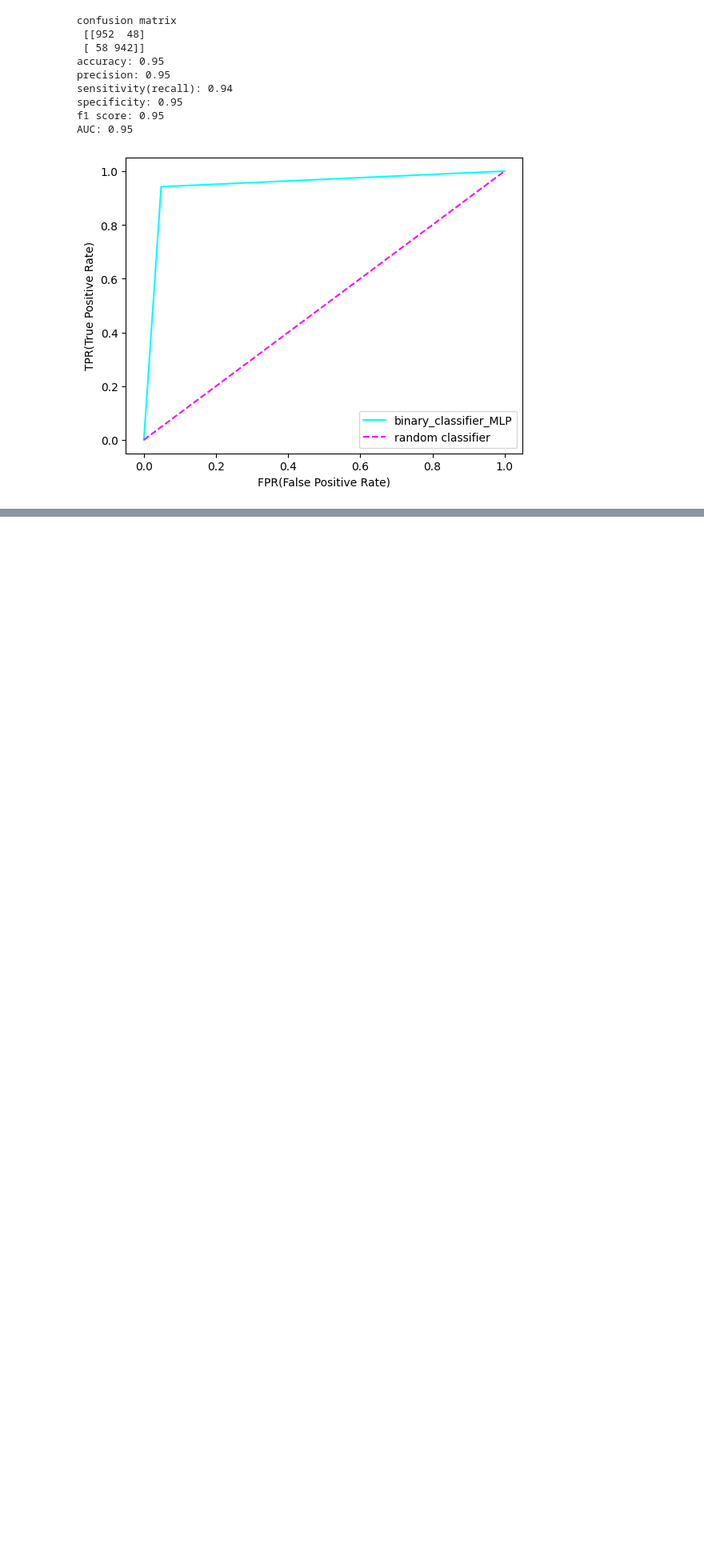
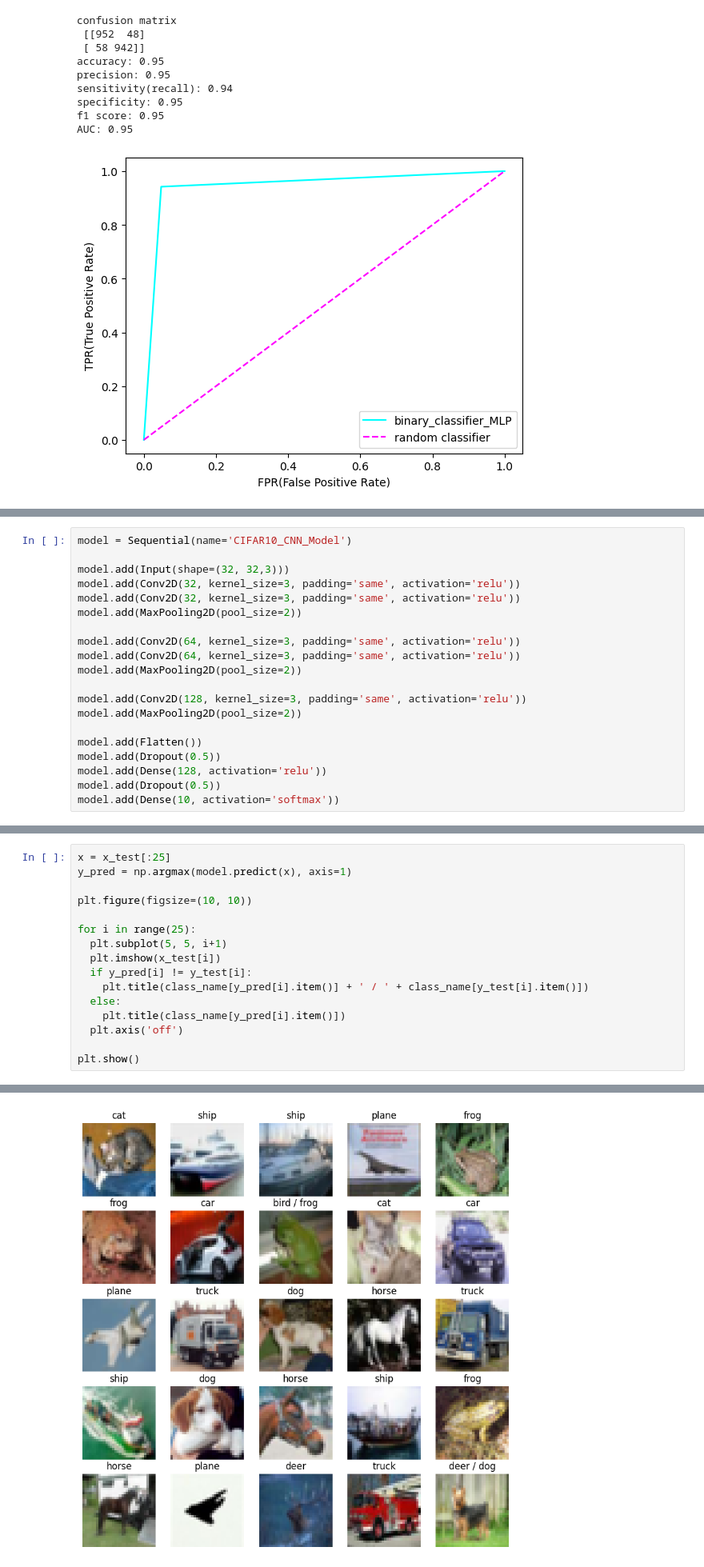
Before and after one commit to won-hj/deep-learning, a Jupyter notebook: 신경망을_활용한_딥러닝_실습.ipynb, the cells around one changed output, grey strips where cells are left out. Shown at 80% size. Cells and saved outputs as stored; diff of their text form; blank space fills up the shorter version.

```diff
--- a/신경망을_활용한_딥러닝_실습.ipynb
+++ b/신경망을_활용한_딥러닝_실습.ipynb
@@ -1495,0 +1531,20 @@ AUC: 0.95
+# %%
+model = Sequential(name='CIFAR10_CNN_Model')
+
+model.add(Input(shape=(32, 32,3)))
+model.add(Conv2D(32, kernel_size=3, padding='same', activation='relu'))
+model.add(Conv2D(32, kernel_size=3, padding='same', activation='relu'))
+model.add(MaxPooling2D(pool_size=2))
+
+model.add(Conv2D(64, kernel_size=3, padding='same', activation='relu'))
+model.add(Conv2D(64, kernel_size=3, padding='same', activation='relu'))
+model.add(MaxPooling2D(pool_size=2))
+
+model.add(Conv2D(128, kernel_size=3, padding='same', activation='relu'))
+model.add(MaxPooling2D(pool_size=2))
+
+model.add(Flatten())
+model.add(Dropout(0.5))
+model.add(Dense(128, activation='relu'))
+model.add(Dropout(0.5))
+model.add(Dense(10, activation='softmax'))
@@ -1495,0 +1613,17 @@ AUC: 0.95
+# %%
+x = x_test[:25]
+y_pred = np.argmax(model.predict(x), axis=1)
+
+plt.figure(figsize=(10, 10))
+
+for i in range(25):
+  plt.subplot(5, 5, i+1)
+  plt.imshow(x_test[i])
+  if y_pred[i] != y_test[i]:
+    plt.title(class_name[y_pred[i].item()] + ' / ' + class_name[y_test[i].item()])
+  else:
+    plt.title(class_name[y_pred[i].item()])
+  plt.axis('off')
+
+plt.show()
+# %% [output]
@@ -1495,0 +1631 @@ AUC: 0.95
+[figure, added]
```
Also changed, not shown: parts of 34 cells of this notebook.
